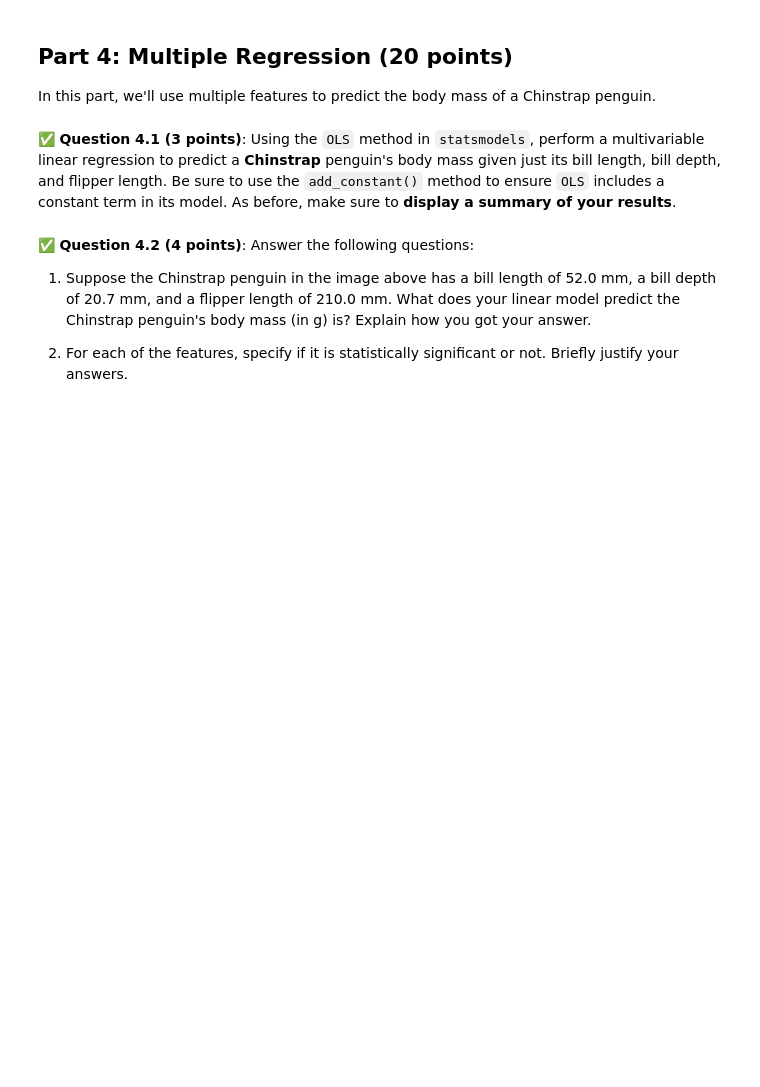
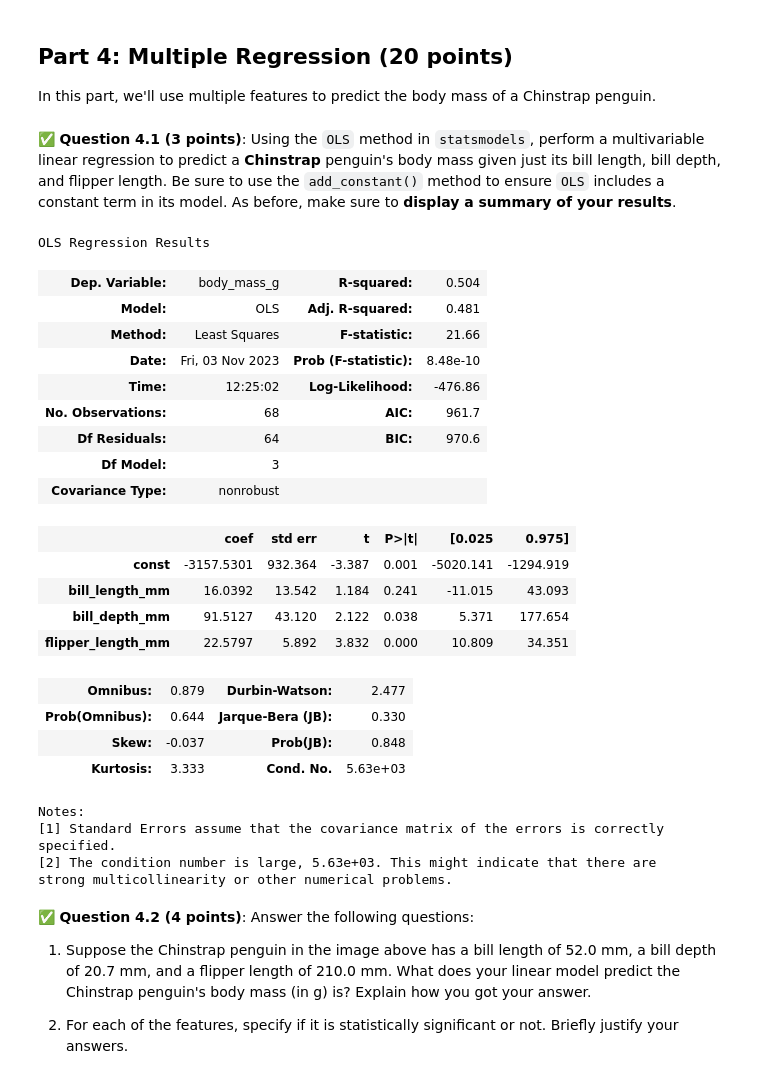
Before and after one commit to sarahhoogstraten/CMSE202-f23-turnin, a Jupyter notebook: hw-03/HW-03_Regression-SarahHoogstraten.ipynb, the cells around one changed output. Saved outputs shown, nothing was run; the diff lists cells and outputs as text; code cells hidden in the pictures; blank space fills up the shorter version.

```diff
--- a/hw-03/HW-03_Regression-SarahHoogstraten.ipynb
+++ b/hw-03/HW-03_Regression-SarahHoogstraten.ipynb
@@ -375,3 +373,42 @@ In this part, we'll use multiple features to predict the body mass of a Chinstra
+# %%
+# Put your code here
+x_mult = chinstrap_df[['bill_length_mm', 'bill_depth_mm', 'flipper_length_mm']]
+y_mult = chinstrap_df['body_mass_g']
+
+x_mult = sm.add_constant(x_mult)
+
+mult_model = sm.OLS(y_mult, x_mult).fit()
+
+#summary display
+mult_model.summary()
+
+#used ChatGPT, accessed 11/2 via https://chat.openai.com/c/98f53879-b011-46a6-a5b4-ca3d1a0f2af0
+#prompt taken from question 4.1
+#prompt given: Using the OLS method in statsmodels, perform a multivariable linear regression to predict a Chinstrap penguin's body mass given just its bill length, bill depth, and flipper length.
+# %% [output]
+OLS Regression Results
+| Dep. Variable: | body_mass_g | R-squared: | 0.504 |
+| Model: | OLS | Adj. R-squared: | 0.481 |
+| Method: | Least Squares | F-statistic: | 21.66 |
+| Date: | Fri, 03 Nov 2023 | Prob (F-statistic): | 8.48e-10 |
+| Time: | 12:25:02 | Log-Likelihood: | -476.86 |
+| No. Observations: | 68 | AIC: | 961.7 |
+| Df Residuals: | 64 | BIC: | 970.6 |
+| Df Model: | 3 |  |  |
+| Covariance Type: | nonrobust |  |  |
+|  | coef | std err | t | P>|t| | [0.025 | 0.975] |
+| const | -3157.5301 | 932.364 | -3.387 | 0.001 | -5020.141 | -1294.919 |
+| bill_length_mm | 16.0392 | 13.542 | 1.184 | 0.241 | -11.015 | 43.093 |
+| bill_depth_mm | 91.5127 | 43.120 | 2.122 | 0.038 | 5.371 | 177.654 |
+| flipper_length_mm | 22.5797 | 5.892 | 3.832 | 0.000 | 10.809 | 34.351 |
+| Omnibus: | 0.879 | Durbin-Watson: | 2.477 |
+| Prob(Omnibus): | 0.644 | Jarque-Bera (JB): | 0.330 |
+| Skew: | -0.037 | Prob(JB): | 0.848 |
+| Kurtosis: | 3.333 | Cond. No. | 5.63e+03 |
+Notes:
+[1] Standard Errors assume that the covariance matrix of the errors is correctly specified.
+[2] The condition number is large, 5.63e+03. This might indicate that there are
+strong multicollinearity or other numerical problems.
 # %% [markdown]
 &#9989;  **Question 4.2 (4 points)**: Answer the following questions:
 
```
Also changed, not shown: parts of 18 cells of this notebook.
